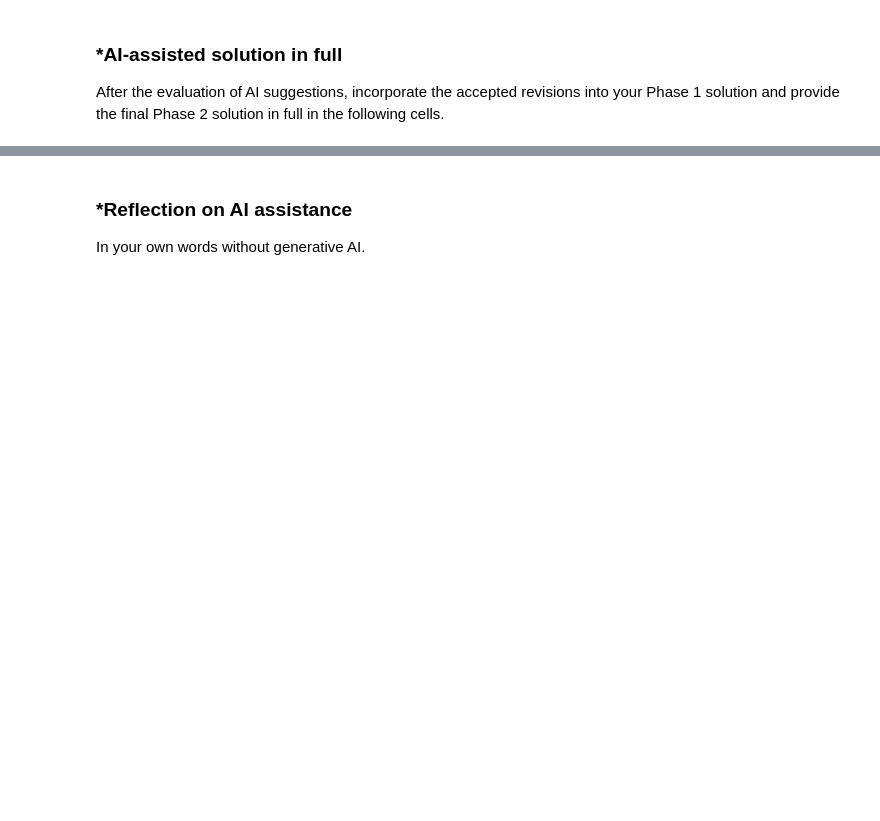
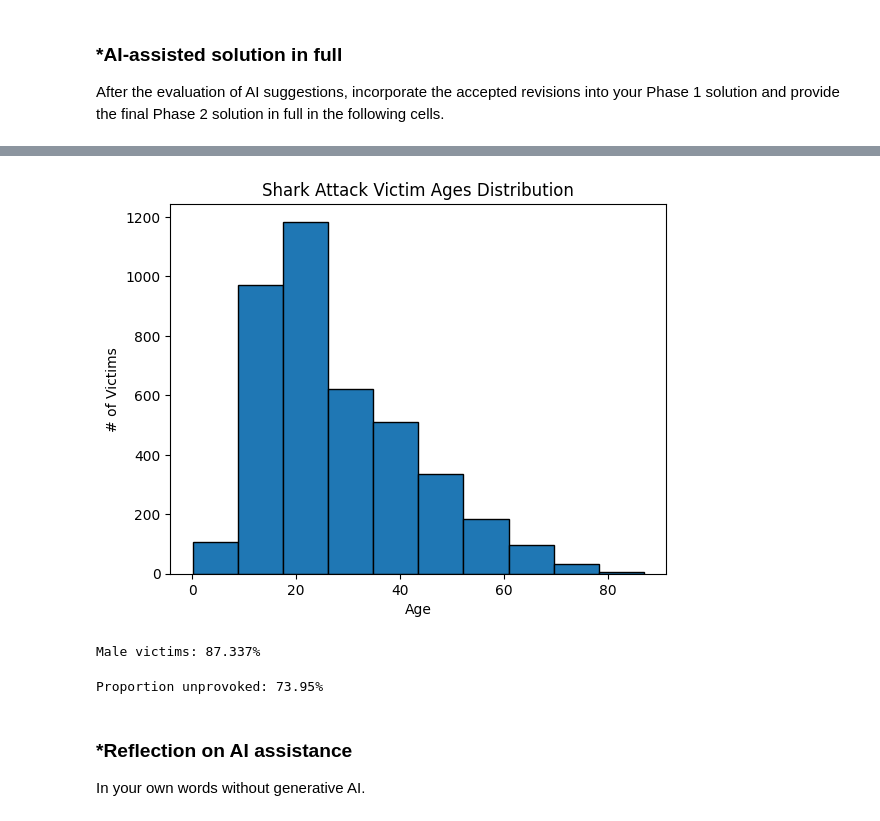
Before and after one commit to rem4eb/A01-data-wrangling, a Jupyter notebook: notebook.ipynb, the cells around one changed output, grey strips where cells are left out. Saved outputs shown, nothing was run; the diff lists cells and outputs as text; code cells hidden in the pictures; blank space fills up the shorter version.

```diff
--- a/notebook.ipynb
+++ b/notebook.ipynb
@@ -300,0 +440,4 @@ df_air['Price'] = df_air['Price'].astype(str).str.strip()
+# %%
+# removing empty columns
+df_shark = df_shark.dropna(axis=1, thresh=10)
+df_shark.head()
@@ -300,0 +452,20 @@ df_air['Price'] = df_air['Price'].astype(str).str.strip()
+# %%
+# ensuring all year values are numeric
+df_shark["Year_Clean"] = pd.to_numeric(df_shark["Year"], errors="coerce")
+
+# range of all years in dataset
+print(
+    f"Min Year: {df_shark['Year_Clean'].min()}, Max Year: {df_shark['Year_Clean'].max()}"
+)
+
+# removing attacks before 1940
+df_1940 = df_shark[df_shark["Year_Clean"] >= 1940].copy()
+
+# plotting attacks to see trends
+attacks = df_1940.groupby("Year_Clean").size()
+plt.figure()
+attacks.plot()
+plt.title("Shark Attacks / Year (1940–Present)")
+plt.xlabel("Year")
+plt.ylabel("# of Attacks")
+plt.show()
@@ -301,3 +475,51 @@ df_air['Price'] = df_air['Price'].astype(str).str.strip()
+# %%
+# extracting only the first numerical values in the age column, removing additions like the "+" in 30+, "to" in "20 to 30", and ranges like "teens"
+age_str = df_shark["Age"].astype(str)
+is_months = age_str.str.contains("month", case=False, na=False)
+df_shark["Age_Clean"] = age_str.str.extract(r"(\d+)")[0].astype(float)
+df_shark.loc[is_months, "Age_Clean"] = df_shark.loc[is_months, "Age_Clean"] / 12
+
+# converting to numeric after removing the extra characters
+df_shark['Age_Clean'] = pd.to_numeric(df_shark['Age_Clean'], errors='coerce')
+ages_clean = df_shark["Age_Clean"].dropna()
+
+# Plot Histogram
+plt.figure()
+plt.hist(ages_clean, edgecolor="black")
+plt.title("Shark Attack Victim Ages Distribution")
+plt.xlabel("Age")
+plt.ylabel("# of Victims")
+plt.show()
+# %% [output]
+[figure, added]
+# %%
+# only considering known gender values of M or F and omitting unknowns
+sex_clean = df_shark["Sex"].astype(str).str.strip().str.upper()
+known_sex = df_shark[sex_clean.isin(["M", "F"])]
+males = (known_sex["Sex"] == "M").mean()
+
+print(f"Male victims: {males:.3%}")
+# %% [output]
+Male victims: 87.337%
+# %%
+# categorizing all values in type column
+def type_clean(val):
+    if pd.isna(val):
+        return "Unknown"
+    val = str(val).strip().title()
+    if "Unprovoked" in val:
+        return "Unprovoked"
+    elif "Provoked" in val:
+        return "Provoked"
+    else:
+        return "Unknown"
+
+df_shark["Type_clean"] = df_shark["Type"].apply(type_clean)
+
+unprovoked = (df_shark["Type_clean"] == "Unprovoked").mean()
+print(f"Proportion unprovoked: {unprovoked:.2%}")
+# %% [output]
+Proportion unprovoked: 73.95%
 # %% [markdown]
 ### *Reflection on AI assistance
 In your own words without generative AI.
```
Also changed, not shown: parts of 17 cells of this notebook.
